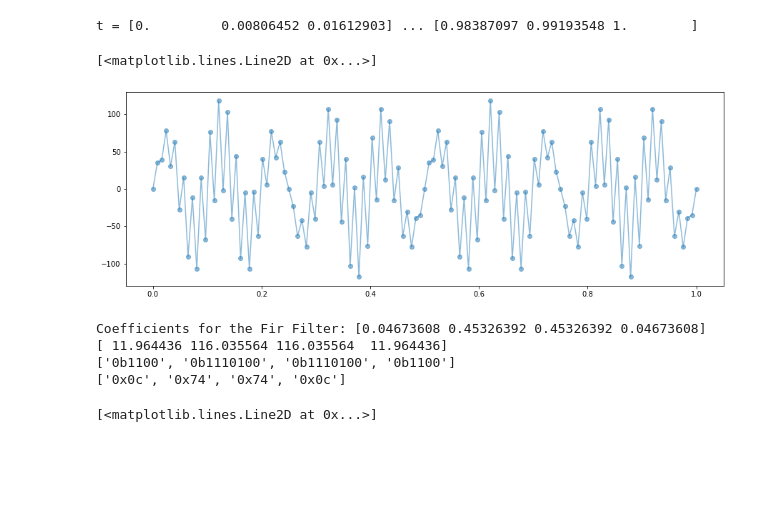
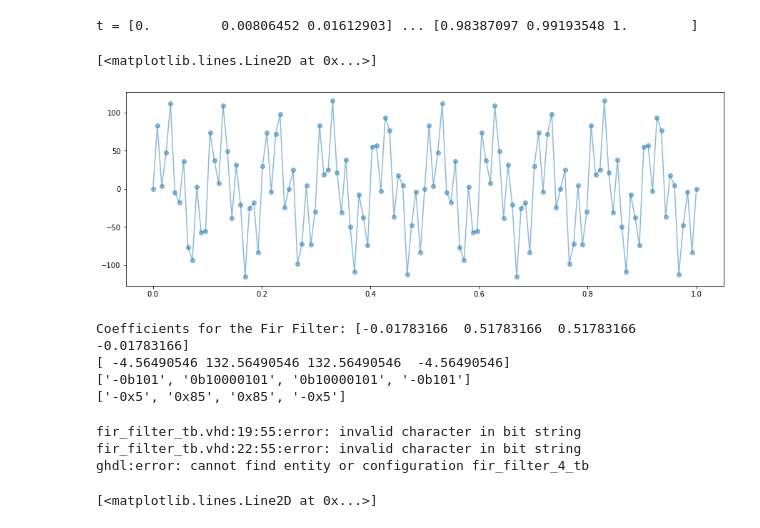
Before and after one commit to SaverioMonaco/4-Taps-FIR-Filter, a Jupyter notebook: src/analysis.ipynb, the cells around one changed output. Saved outputs shown, nothing was run; the diff lists cells and outputs as text; code cells hidden in the pictures; blank space fills up the shorter version.

```diff
--- a/src/analysis.ipynb
+++ b/src/analysis.ipynb
@@ -99,20 +141,20 @@ t = [0.         0.00806452 0.01612903] ... [0.98387097 0.99193548 1.        ]
 # %%
 #Now we generate the wave
 A1, A2 = 60, 60
-f1, f2 = 10, 60
+f1, f2 = 10, 40
 
 wave = sine_wave(A1, t, f1) + sine_wave(A2, t, f2)
 
 # Let's plot it
 plt.figure(figsize=(15, 5))
 
 plt.plot(t, wave, '-o',alpha=.5,label='Raw signal')
 # %% [output]
 [<matplotlib.lines.Line2D at 0x...>]
-[figure, old version]
+[figure, new version]
 # %%
 numtaps = 4
-f = 3
+f = 61
 
 # this function gives us the coefficients used in the testbench
 # numtaps = 4 depends on the structure of the filter (in the weighted sum we add 4 terms)
@@ -137,14 +179,13 @@ for i in range(numtaps):
         # this is needed for the vhd code, if the coefficient has only 1 term
         # it will add a 0 before it
         hex_rc[i] = hex_rc[i][:2]+'0'+hex_rc[i][2]
-
 print(bin_rc)
 print(hex_rc)
 # %% [output]
-Coefficients for the Fir Filter: [0.04673608 0.45326392 0.45326392 0.04673608]
-[ 11.964436 116.035564 116.035564  11.964436]
-['0b1100', '0b1110100', '0b1110100', '0b1100']
-['0x0c', '0x74', '0x74', '0x0c']
+Coefficients for the Fir Filter: [-0.01783166  0.51783166  0.51783166 -0.01783166]
+[ -4.56490546 132.56490546 132.56490546  -4.56490546]
+['-0b101', '0b10000101', '0b10000101', '-0b101']
+['-0x5', '0x85', '0x85', '-0x5']
 # %%
 # This automatically updates the testbench file for the current coefficients
 
@@ -164,7 +205,6 @@ for line in fileinput.input(files ='../testbench/fir_filter_tb.vhd',inplace=True
 filein  = '../testbench/input_vectors.txt'
 fileout = '../testbench/output_results.txt'
 
-np.savetxt(filein, wave, fmt='%d', delimiter='\n')
 
 # Compiling the two files
 ! cd ../testbench; ghdl -a fir_filter.vhd; ghdl -a fir_filter_tb.vhd
@@ -176,6 +216,10 @@ np.savetxt(filein, wave, fmt='%d', delimiter='\n')
 testbench = np.loadtxt(fileout, delimiter='\n')
 
 ! cd ../testbench; rm work-obj93.cf
+# %% [output]
+fir_filter_tb.vhd:19:55:error: invalid character in bit string
+fir_filter_tb.vhd:22:55:error: invalid character in bit string
+ghdl:error: cannot find entity or configuration fir_filter_4_tb
 # %%
 # Let's plot it
 plt.figure(figsize=(15, 5))
```
Also changed, not shown: parts of 8 cells of this notebook, 2 other files.
